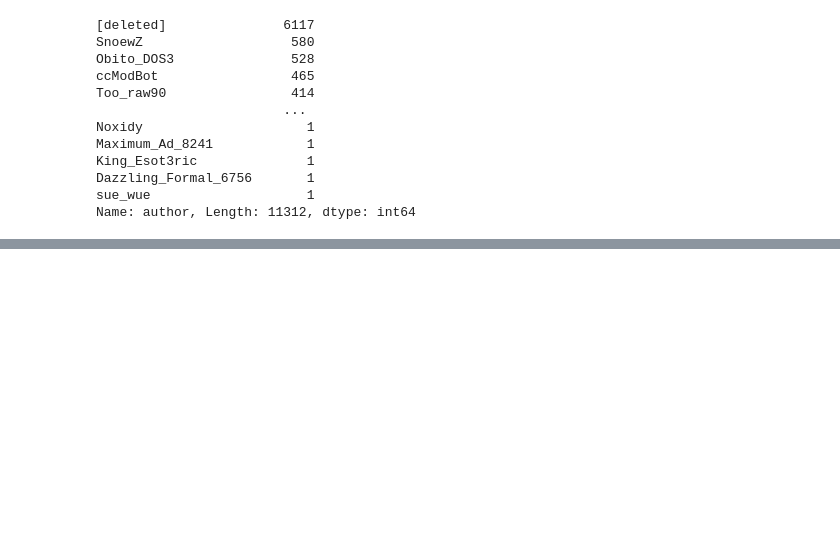
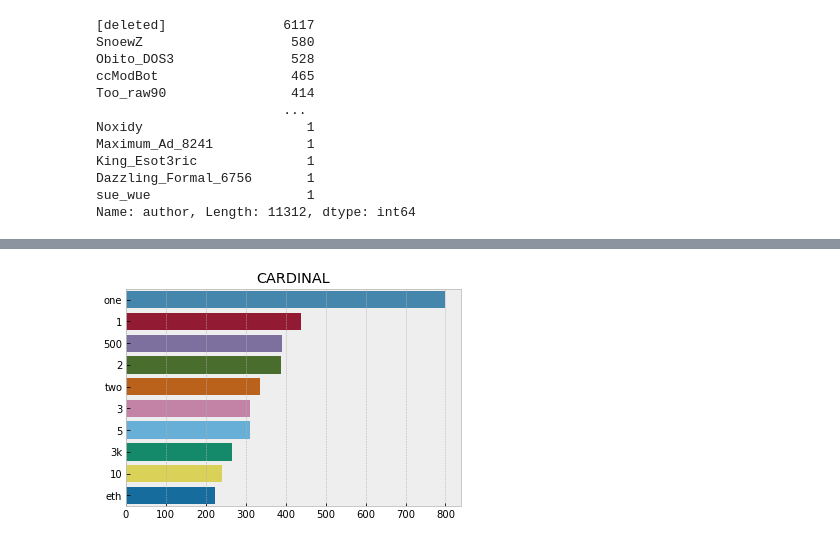
Before and after one commit to dplem/Cryptocurrency-Market-Forecasting, a Jupyter notebook: Notebooks/Exploratory_Analysis.ipynb, the cells around one changed output, grey strips where cells are left out. Saved outputs shown, nothing was run; the diff lists cells and outputs as text; code cells hidden in the pictures; blank space fills up the shorter version.

```diff
--- a/Notebooks/Exploratory_Analysis.ipynb
+++ b/Notebooks/Exploratory_Analysis.ipynb
@@ -554,0 +602,4 @@ Name: author, Length: 11312, dtype: int64
+# %%
+most_common_named_entity_barchart(df2['body'], entity="CARDINAL")
+# %% [output]
+[figure, added]
```
Also changed, not shown: parts of 25 cells of this notebook.
